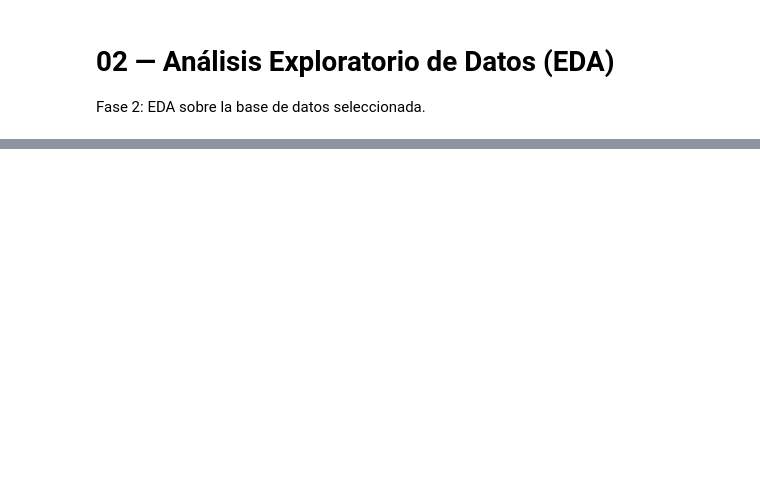
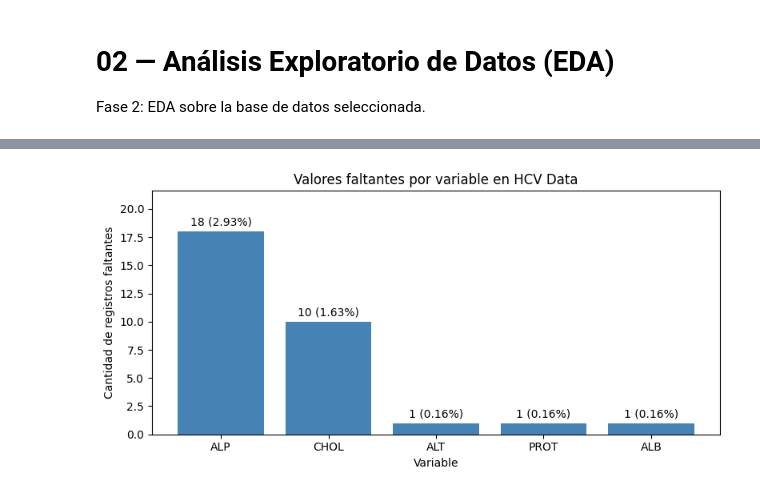
Before and after one commit to ExBlake/Analisis-de-datos-evento-2, a Jupyter notebook: notebooks/02_eda_hcv.ipynb, the cells around one changed output, grey strips where cells are left out. Saved outputs shown, nothing was run; the diff lists cells and outputs as text; code cells hidden in the pictures; blank space fills up the shorter version.

Commit message:
Análisis de calidad de los datos

```diff
--- a/notebooks/02_eda_hcv.ipynb
+++ b/notebooks/02_eda_hcv.ipynb
@@ -30,3 +32,9 @@ df_calidad = df.copy()
 columna_id = df_calidad.columns[0]
 print(f"Registros analizados: {len(df_calidad):,}")
 print(f"Columnas analizadas: {df_calidad.shape[1]}")
+
+# Carpeta de imágenes del proyecto, resuelta de forma relativa igual que los datos.
+carpeta_imagenes = next(
+    (ruta for ruta in [Path("../images"), Path("images")] if ruta.is_dir()),
+    Path("../images"),
+)
@@ -56,0 +86,31 @@ print(
+# %%
+import matplotlib.pyplot as plt
+
+faltantes_grafico = resumen_faltantes.query("cantidad_faltante > 0")
+
+fig, ax = plt.subplots(figsize=(8, 4))
+barras = ax.bar(
+    faltantes_grafico.index,
+    faltantes_grafico["cantidad_faltante"],
+    color="steelblue",
+)
+ax.bar_label(
+    barras,
+    labels=[
+        f"{cantidad} ({porcentaje:.2f}%)"
+        for cantidad, porcentaje in zip(
+            faltantes_grafico["cantidad_faltante"],
+            faltantes_grafico["porcentaje_faltante"],
+        )
+    ],
+    padding=3,
+)
+ax.set_title("Valores faltantes por variable en HCV Data")
+ax.set_xlabel("Variable")
+ax.set_ylabel("Cantidad de registros faltantes")
+ax.set_ylim(0, faltantes_grafico["cantidad_faltante"].max() * 1.2)
+plt.tight_layout()
+fig.savefig(carpeta_imagenes / "faltantes_por_variable.png", dpi=150)
+plt.show()
+# %% [output]
+[figure, added]
```
Also changed, not shown: parts of 27 cells of this notebook, 1 other file.
